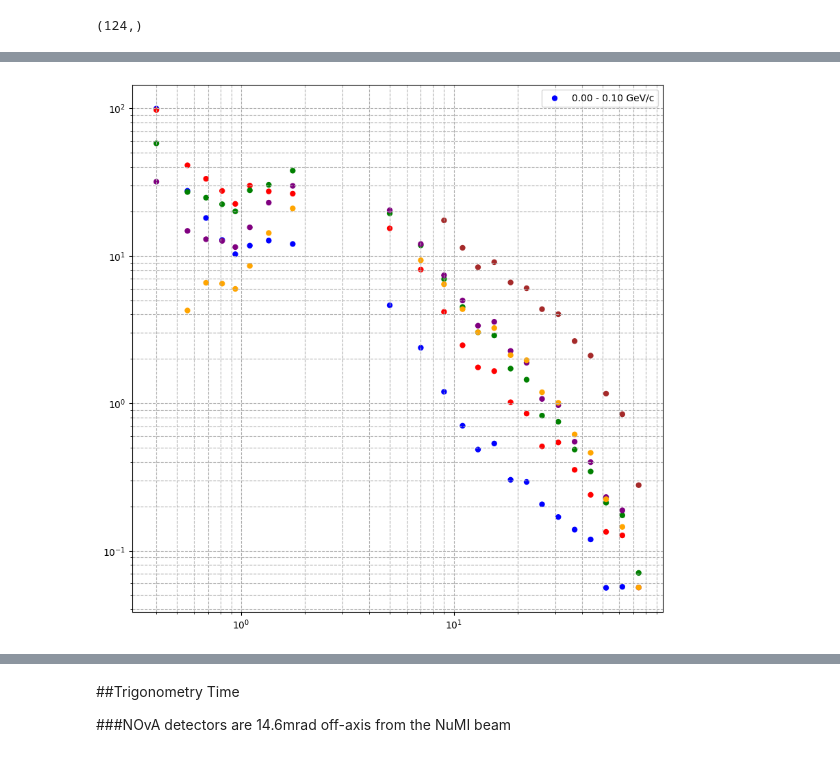
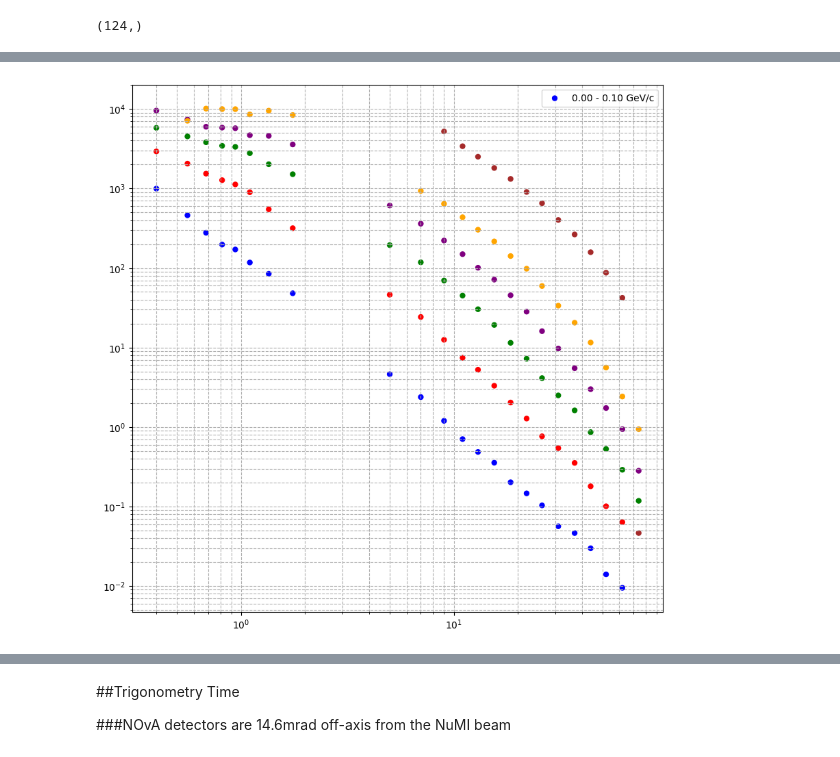
Before and after one commit to MrD0balina/Fourth-Year-Project---Neutrino-Oscillations, a Jupyter notebook: Week_6_Adding_Weighting_to_Pions_AND_establishing_the_exact_angular_offset_of_different_parts_of_the_detector.ipynb, the cells around one changed output, grey strips where cells are left out. Cells and saved outputs as stored; diff of their text form; code cells hidden in the pictures.

```diff
--- a/Week_6_Adding_Weighting_to_Pions_AND_establishing_the_exact_angular_offset_of_different_parts_of_the_detector.ipynb
+++ b/Week_6_Adding_Weighting_to_Pions_AND_establishing_the_exact_angular_offset_of_different_parts_of_the_detector.ipynb
@@ -594,0 +595,5 @@ display(Pion_Plots_df1.head(-5))
+# %%
+Pion_Plots_df1["N_{\pi^+}/POT / bin width"]  =  Pion_Plots_df1["N_{\pi^+}/POT --- float"] / Pion_Plots_df1["bin width"]
+column_to_move = Pion_Plots_df1.pop("N_{\pi^+}/POT / bin width")
+Pion_Plots_df1.insert(6, "N_{\pi^+}/POT / bin width", column_to_move)
+display(Pion_Plots_df1.head(-5))
@@ -603,0 +683,5 @@ display(Pion_Plots_df1.head(5))
+# %%
+Pion_Plots_df1["Final pi^+ plot value"] = Pion_Plots_df1["N_{\pi^+}/POT / bin width"]
+
+
+display(Pion_Plots_df1.head(5))
@@ -603,0 +695,14 @@ display(Pion_Plots_df1.head(5))
+# %%
+for i in range( 1 , len(Pion_Plots_df1["pT (GeV=c) - plot colour codes"] ) ):
+  if Pion_Plots_df1["pT (GeV=c) - plot colour codes"][i] == 0:
+    Pion_Plots_df1["Final pi^+ plot value"][i] = Pion_Plots_df1["N_{\pi^+}/POT / bin width"][i]
+  elif Pion_Plots_df1["pT (GeV=c) - plot colour codes"][i] == 1:
+    Pion_Plots_df1["Final pi^+ plot value"][i] = Pion_Plots_df1["N_{\pi^+}/POT / bin width"][i] * 3
+  elif Pion_Plots_df1["pT (GeV=c) - plot colour codes"][i] == 2:
+    Pion_Plots_df1["Final pi^+ plot value"][i] = Pion_Plots_df1["N_{\pi^+}/POT / bin width"][i] * 10
+  elif Pion_Plots_df1["pT (GeV=c) - plot colour codes"][i] == 3:
+    Pion_Plots_df1["Final pi^+ plot value"][i] = Pion_Plots_df1["N_{\pi^+}/POT / bin width"][i] * 30
+  elif Pion_Plots_df1["pT (GeV=c) - plot colour codes"][i] == 4:
+    Pion_Plots_df1["Final pi^+ plot value"][i] = Pion_Plots_df1["N_{\pi^+}/POT / bin width"][i] * 100
+  else:
+    Pion_Plots_df1["Final pi^+ plot value"][i] = Pion_Plots_df1["N_{\pi^+}/POT / bin width"][i] * 300
@@ -644,0 +736,12 @@ for i in range(len(colours)):
+# %%
+
+column_to_move = Pion_Plots_df1.pop("Final pi^+ plot value")
+Pion_Plots_df1.insert(8, "Final pi^+ plot value", column_to_move)
+
+column_to_move = Pion_Plots_df1.pop("$N_{\pi^+}/POT$ (per proton on target)")
+Pion_Plots_df1.insert(5, "$N_{\pi^+}/POT$ (per proton on target)", column_to_move)
+
+column_to_move = Pion_Plots_df1.pop("$N_{\pi^+}/POT$ (per proton on target)")
+Pion_Plots_df1.insert(5, "$N_{\pi^+}/POT$ (per proton on target)", column_to_move)
+
+display(Pion_Plots_df1.head(5))
@@ -645,23 +755,23 @@ for i in range(len(colours)):
 # %%
 
 colours = {  0 : "blue" , 1 : "red" , 2 : "green" , 3 : "purple" , 4 : "orange" , 5 : "brown"  }
 
 labels = [ "0.00 - 0.10 GeV/c" , "0.10 - 0.20 GeV/c, N x 3.00"  ,  "0.20 - 0.30 GeV/c, N x 10.00"  ,  "0.30 - 0.40 GeV/c, N x 30.00"  ,  "0.40 - 0.50 GeV/c, N x 100.00"  ,  "0.50 - 2.00 GeV/c, N x 300.00"  ]
 
 f = plt.figure()
 f.set_figwidth(10)
 f.set_figheight(10)
 
-plt.scatter(   x = Pion_Plots_df1["pz (GeV=c) - mid range value"]   ,   y = Pion_Plots_df1["N_{\pi^+}/POT --- float"] * 300    ,   c = Pion_Plots_df1["pT (GeV=c) - plot colour codes"].map(colours) , s = 25  )
+plt.scatter(   x = Pion_Plots_df1["pz (GeV=c) - mid range value"]   ,   y = Pion_Plots_df1["Final pi^+ plot value"] * 300    ,   c = Pion_Plots_df1["pT (GeV=c) - plot colour codes"].map(colours) , s = 25  )
 
 plt.xscale("log")
 plt.yscale("log")
 plt.grid( True , which = "both" , ls = "--" )
 
 plt.legend(labels = [ "0.00 - 0.10 GeV/c" , "0.10 - 0.20 GeV/c, N x 3.00"  ,  "0.20 - 0.30 GeV/c, N x 10.00"  ,  "0.30 - 0.40 GeV/c, N x 30.00"  ,  "0.40 - 0.50 GeV/c, N x 100.00"  ,  "0.50 - 2.00 GeV/c, N x 300.00"  ])
 
 
 plt.show()
 # %% [output]
-[figure, old version]
+[figure, new version]
 # %% [markdown]
```
Also changed, not shown: parts of 23 cells of this notebook.
